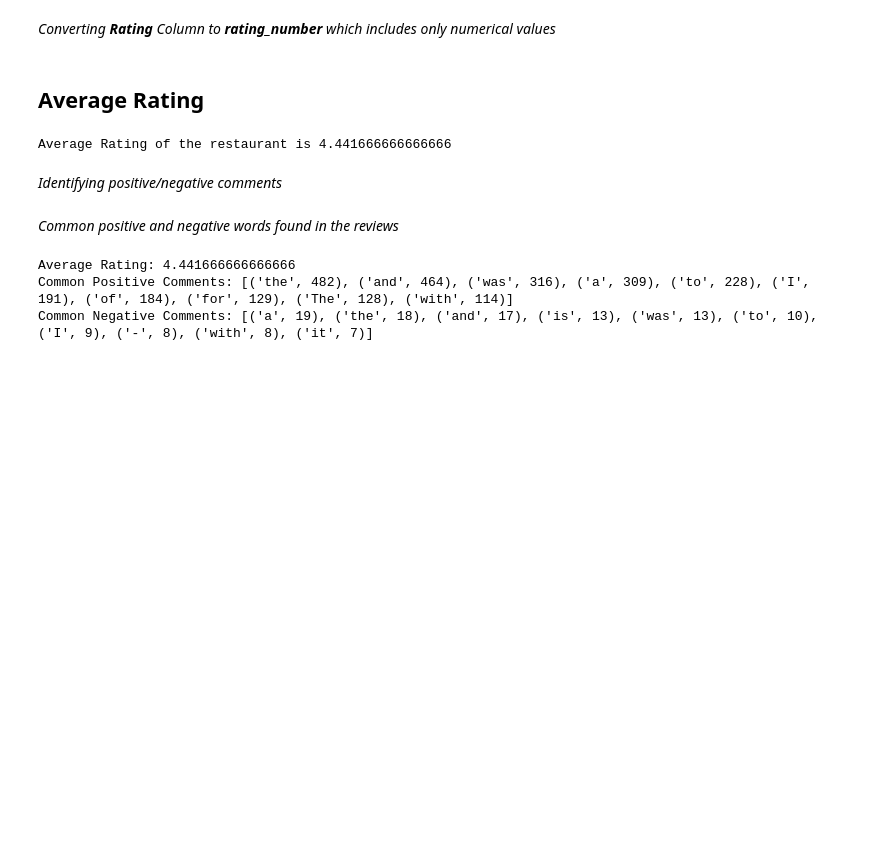
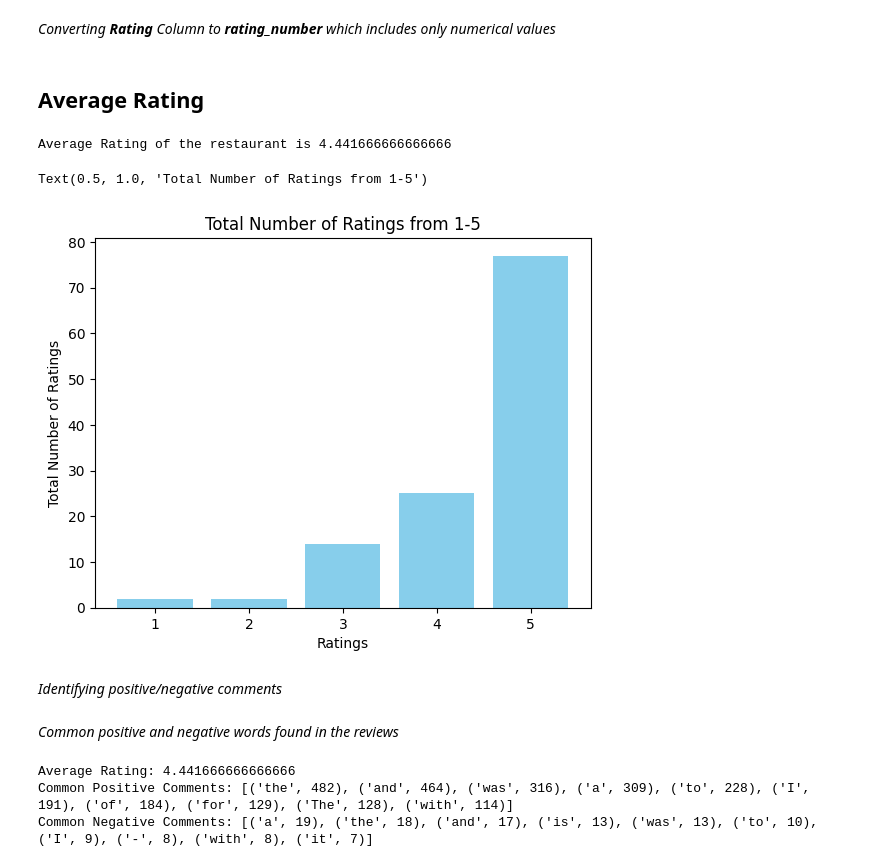
Before and after one commit to jaygautammm/CodEvo-Solutions-DA, a Jupyter notebook: Task 1/Review.ipynb, the cells around one changed output. Saved outputs shown, nothing was run; the diff lists cells and outputs as text; code cells hidden in the pictures; blank space fills up the shorter version.

```diff
--- a/Task 1/Review.ipynb
+++ b/Task 1/Review.ipynb
@@ -36,6 +36,18 @@ average_rating = df['rating_number'].mean()
 print ("Average Rating of the restaurant is", average_rating)
 # %% [output]
 Average Rating of the restaurant is 4.441666666666666
+# %%
+ratings_data = df['rating_number'].value_counts().sort_index()
+ratings = ratings_data.index
+counts = ratings_data.values
+# %%
+plt.bar(ratings, counts, color = 'skyblue')
+plt.xlabel('Ratings')
+plt.ylabel('Total Number of Ratings')
+plt.title('Total Number of Ratings from 1-5')
+# %% [output]
+Text(0.5, 1.0, 'Total Number of Ratings from 1-5')
+[figure, added]
 # %% [markdown]
 *Identifying positive/negative comments*
 # %%
```
Also changed, not shown: 8 other files.
